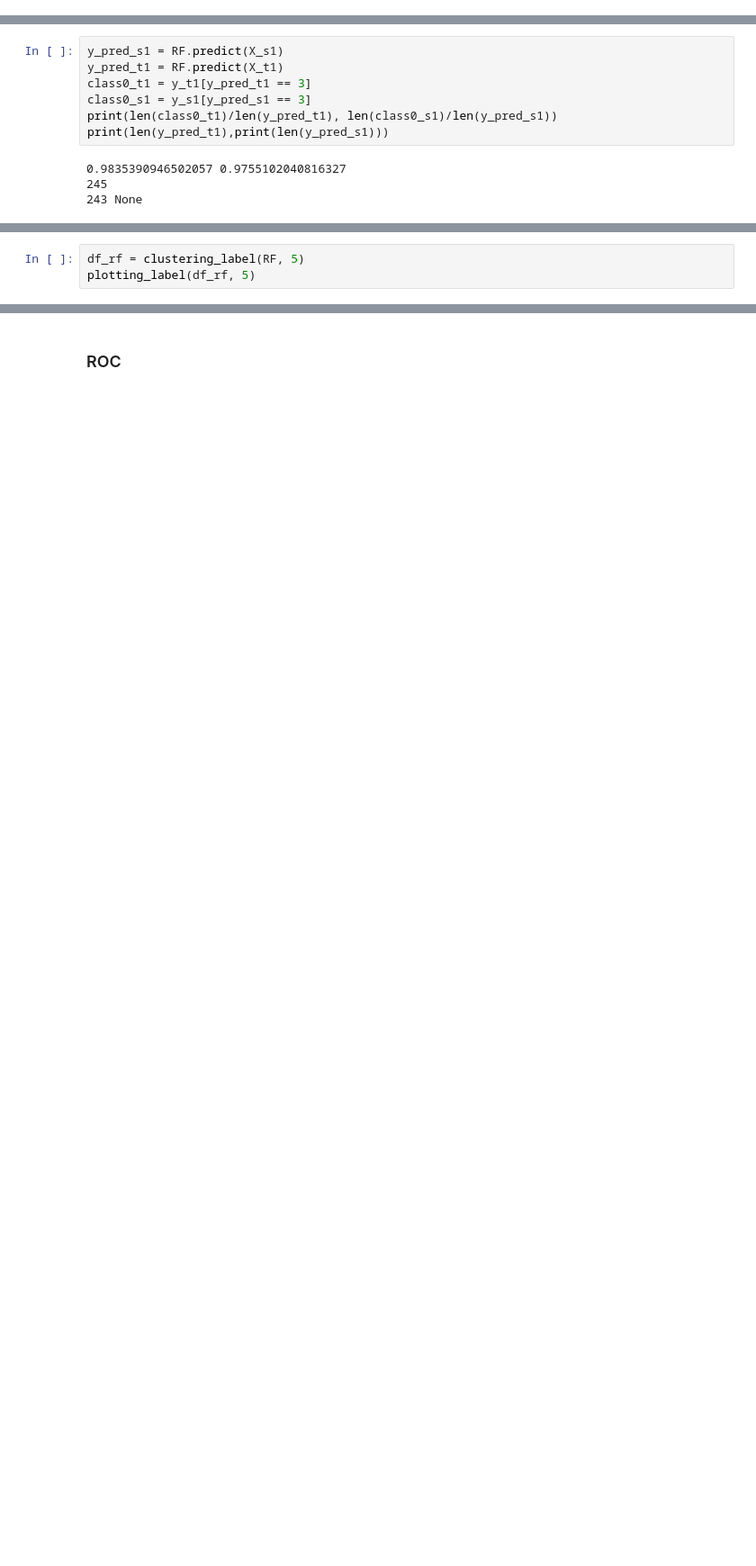
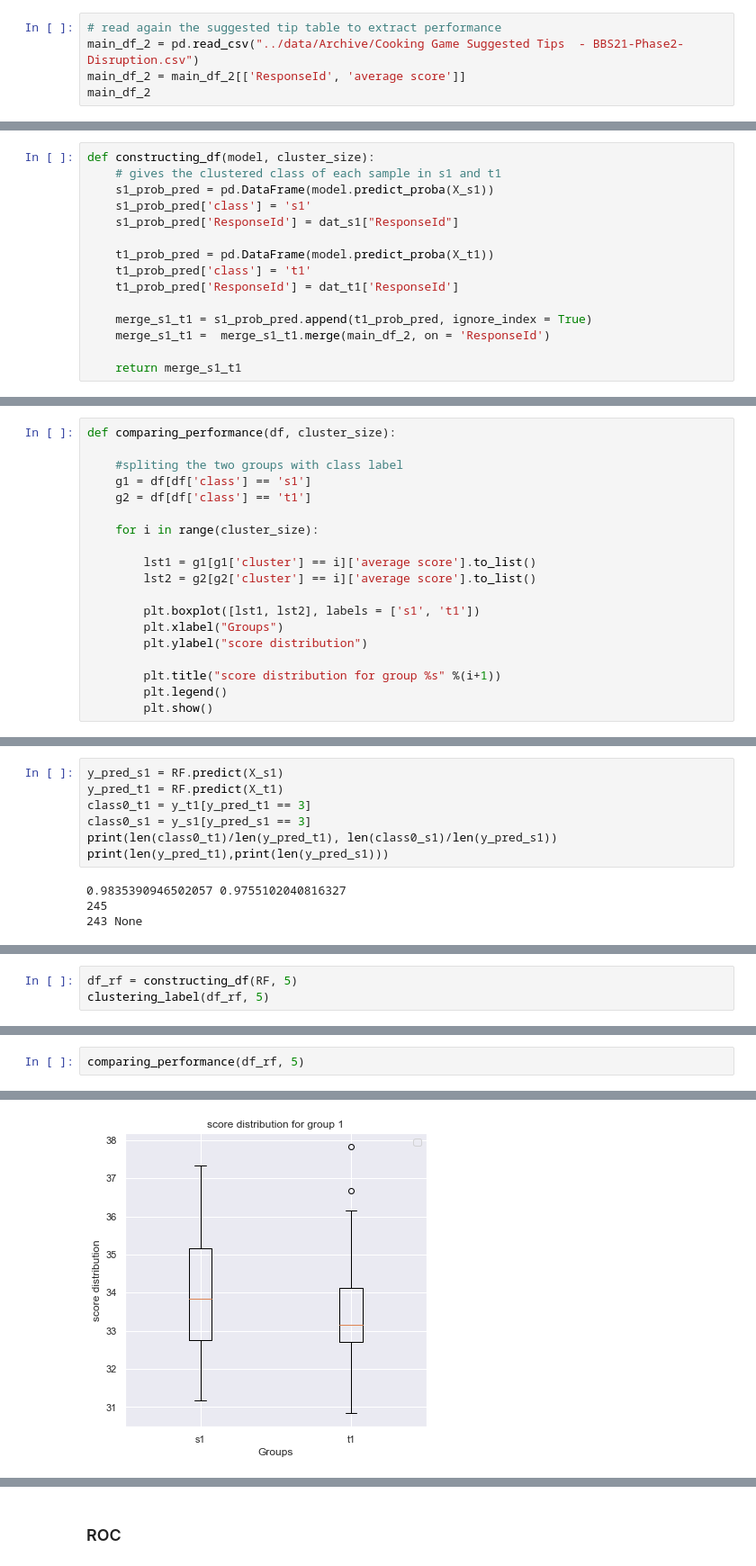
Before and after one commit to Thunderbeee/hai-cooking, a Jupyter notebook: modeling/round-scale-modeling.ipynb, the cells around one changed output, grey strips where cells are left out. Shown at 90% size. Saved outputs shown, nothing was run; the diff lists cells and outputs as text; blank space fills up the shorter version.

```diff
--- a/modeling/round-scale-modeling.ipynb
+++ b/modeling/round-scale-modeling.ipynb
@@ -408,3 +408,8 @@ def sum_of_squares(model):
         kmeans.fit(merge_s1_t1)
         sum_of_squares.append(kmeans.inertia_)
     plt.plot(range(2, 9), sum_of_squares)
+# %%
+# read again the suggested tip table to extract performance
+main_df_2 = pd.read_csv("../data/Archive/Cooking Game Suggested Tips  - BBS21-Phase2-Disruption.csv")
+main_df_2 = main_df_2[['ResponseId', 'average score']]
+main_df_2
@@ -411,2 +430,17 @@ def sum_of_squares(model):
+# %%
+def constructing_df(model, cluster_size):
+    # gives the clustered class of each sample in s1 and t1
+    s1_prob_pred = pd.DataFrame(model.predict_proba(X_s1))
+    s1_prob_pred['class'] = 's1'
+    s1_prob_pred['ResponseId'] = dat_s1["ResponseId"]
+
+    t1_prob_pred = pd.DataFrame(model.predict_proba(X_t1))
+    t1_prob_pred['class'] = 't1'
+    t1_prob_pred['ResponseId'] = dat_t1['ResponseId']
+
+    merge_s1_t1 = s1_prob_pred.append(t1_prob_pred, ignore_index = True)
+    merge_s1_t1 =  merge_s1_t1.merge(main_df_2, on = 'ResponseId')
+
+    return merge_s1_t1
 # %%
 # counter-factual with K-Means Clustering
@@ -466,6 +481,25 @@ def plotting_label(df, cluster_size):
     plt.title("Number of Responses in each group")
     plt.legend()
     plt.show()
+# %%
+def comparing_performance(df, cluster_size):
+
+    #spliting the two groups with class label
+    g1 = df[df['class'] == 's1']
+    g2 = df[df['class'] == 't1']
+
+    for i in range(cluster_size):
+
+        lst1 = g1[g1['cluster'] == i]['average score'].to_list()
+        lst2 = g2[g2['cluster'] == i]['average score'].to_list()
+
+        plt.boxplot([lst1, lst2], labels = ['s1', 't1'])
+        plt.xlabel("Groups")
+        plt.ylabel("score distribution")
+
+        plt.title("score distribution for group %s" %(i+1))
+        plt.legend()
+        plt.show()
 # %% [markdown]
 ### Random Forest
 # %%
@@ -646,4 +680,4 @@ sum_of_squares(RF)
 # %%
-df_rf = clustering_label(RF, 5)
-plotting_label(df_rf, 5)
+df_rf = constructing_df(RF, 5)
+clustering_label(df_rf, 5)
 # %% [output]
@@ -650,0 +707,3 @@ plotting_label(df_rf, 5)
+# %%
+comparing_performance(df_rf, 5)
+# %% [output]
@@ -650,0 +711 @@ plotting_label(df_rf, 5)
+[figure, added]
```
Also changed, not shown: parts of 11 cells of this notebook.
